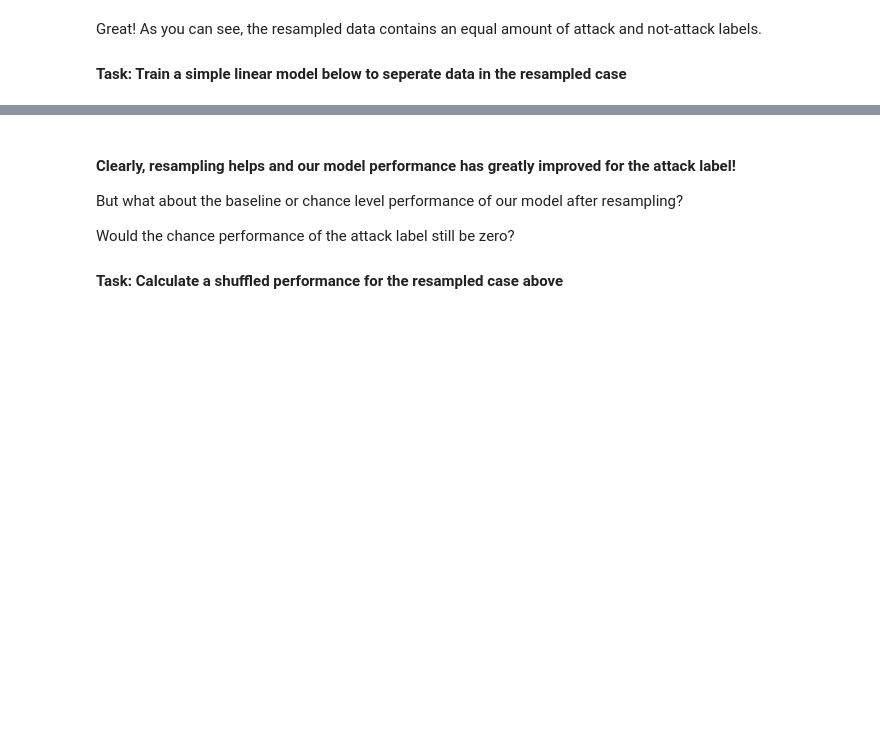
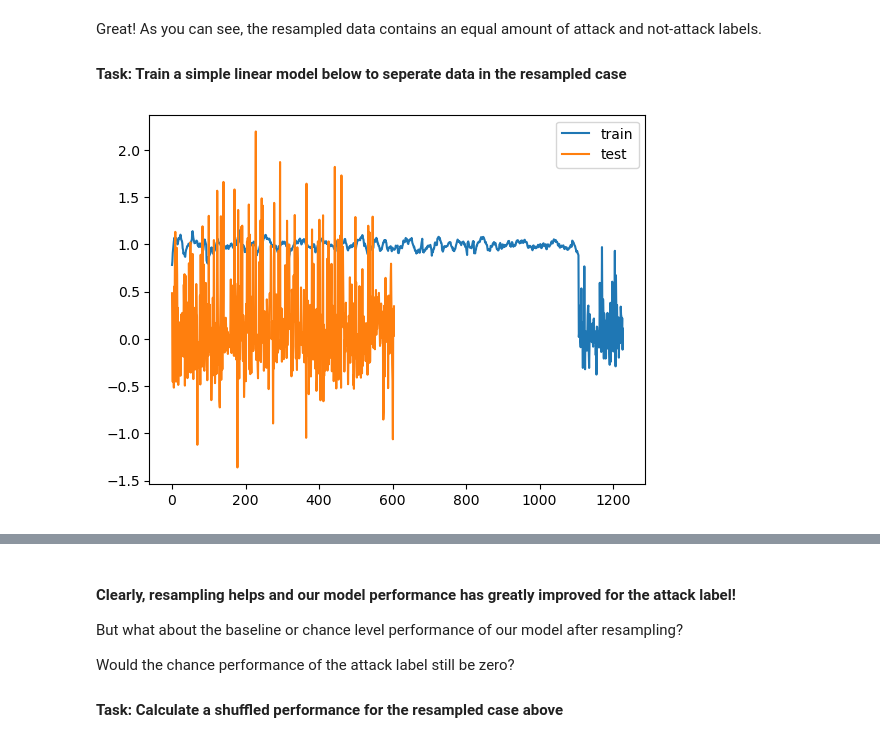
Before and after one commit to GccX11/caltech-neuro, a Jupyter notebook: 07_05_22_day1_overview/code/diy_notebooks/dataset_engineering.ipynb, the cells around one changed output, grey strips where cells are left out. Saved outputs shown, nothing was run; the diff lists cells and outputs as text; code cells hidden in the pictures; blank space fills up the shorter version.

```diff
--- a/07_05_22_day1_overview/code/diy_notebooks/dataset_engineering.ipynb
+++ b/07_05_22_day1_overview/code/diy_notebooks/dataset_engineering.ipynb
@@ -85,0 +192,28 @@ Great! As you can see, the resampled data contains an equal amount of attack and
+# %%
+# Enter code here
+
+rus = RandomUnderSampler()
+X_rus, y_rus = rus.fit_resample(robs.T, attack[0,:].T)
+
+# fit linear regression model to "predict" the shuffled attack behavior
+# Enter code here:
+import sklearn
+X_train, X_test, y_train, y_test = \
+    sklearn.model_selection.train_test_split(robs_subsample.T,
+                                             attack_subsample.T,
+                                             test_size=0.33,
+                                             shuffle=False,
+                                             random_state=42)
+
+reg = sklearn.linear_model.LinearRegression()
+reg.fit(X_train, y_train)
+
+pred_train = reg.predict(X_train)
+pred_test = reg.predict(X_test)
+
+plt.plot(pred_train, label='train')
+plt.plot(pred_test, label='test')
+plt.legend()
+plt.show()
+# %% [output]
+[figure, added]
```
Also changed, not shown: parts of 34 cells of this notebook, 1 other file.
